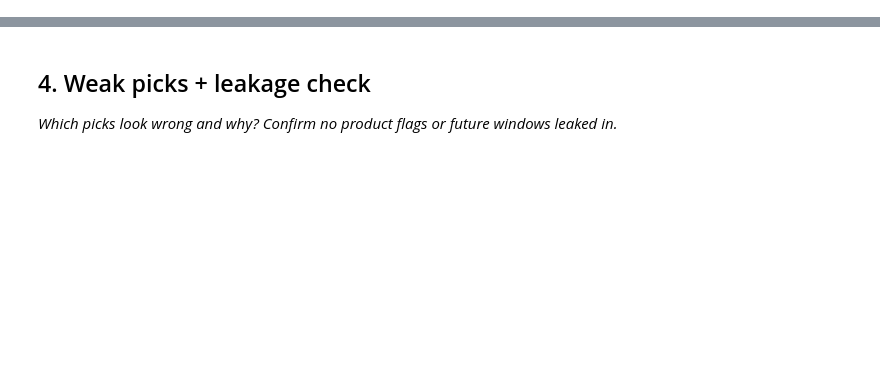
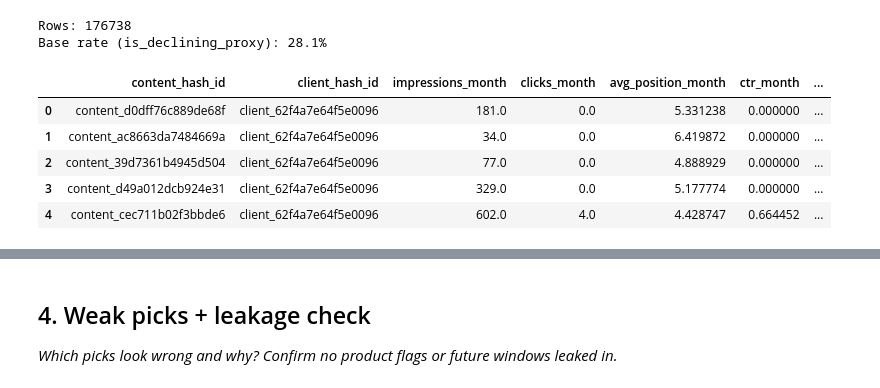
Before and after one commit to ozair247/flyrank-ml-internship, a Jupyter notebook: work/notebooks/w04_baseline_score.ipynb, the cells around one changed output, grey strips where cells are left out. Saved outputs shown, nothing was run; the diff lists cells and outputs as text; code cells hidden in the pictures; blank space fills up the shorter version.

```diff
--- a/work/notebooks/w04_baseline_score.ipynb
+++ b/work/notebooks/w04_baseline_score.ipynb
@@ -15,0 +15,16 @@ This skeleton is yours to fill. Work the sections **in order** — each one has
+# %%
+%pip install -q duckdb
+
+import duckdb
+import pandas as pd
+from google.colab import userdata
+
+con = duckdb.connect()
+con.execute(f"CREATE OR REPLACE SECRET hf (TYPE huggingface, TOKEN '{userdata.get('HF_TOKEN')}')")
+
+FACT_MONTH = "read_parquet('hf://datasets/FlyRank/internship-warehouse/fact_content_daily_performance/month=2026-03/*.parquet')"
+DIM_CONTENT = "read_parquet('hf://datasets/FlyRank/internship-warehouse/dim_content.parquet')"
+DIM_CLIENTS = "read_parquet('hf://datasets/FlyRank/internship-warehouse/dim_clients.parquet')"
+
+print("DuckDB connected. Confirming the March partition is visible...")
+print(con.sql(f"SELECT COUNT(*) AS rows, MIN(report_date) AS min_d, MAX(report_date) AS max_d FROM {FACT_MONTH}").df())
@@ -15,0 +67,35 @@ This skeleton is yours to fill. Work the sections **in order** — each one has
+# %%
+feature_frame = con.sql(f"""
+    SELECT
+        f.content_hash_id,
+        f.client_hash_id,
+        SUM(f.gsc_impressions)                                      AS impressions_month,
+        SUM(f.gsc_clicks)                                           AS clicks_month,
+        AVG(NULLIF(f.gsc_avg_position, 0))                          AS avg_position_month,
+        SUM(f.gsc_clicks) / NULLIF(SUM(f.gsc_impressions), 0) * 100 AS ctr_month,
+        DATE_DIFF('day', ANY_VALUE(c.content_created_date), DATE '2026-03-31') AS content_age_days,
+        SUM(CASE WHEN f.report_date >= DATE '2026-03-16' THEN f.gsc_impressions ELSE 0 END) AS impr_last15,
+        SUM(CASE WHEN f.report_date <  DATE '2026-03-16' THEN f.gsc_impressions ELSE 0 END) AS impr_prev15
+    FROM {FACT_MONTH} f
+    LEFT JOIN {DIM_CONTENT} c ON f.content_hash_id = c.content_hash_id
+    GROUP BY f.content_hash_id, f.client_hash_id
+    HAVING SUM(f.gsc_impressions) > 0
+""").df()
+
+feature_frame["is_declining_proxy"] = (
+    (feature_frame["impr_prev15"] > 0)
+    & ((feature_frame["impr_last15"] - feature_frame["impr_prev15"]) / feature_frame["impr_prev15"] < -0.20)
+).astype(int)
+
+print(f"Rows: {len(feature_frame)}")
+print(f"Base rate (is_declining_proxy): {feature_frame['is_declining_proxy'].mean():.1%}")
+feature_frame.head()
+# %% [output]
+Rows: 176738
+Base rate (is_declining_proxy): 28.1%
+|  | content_hash_id | client_hash_id | impressions_month | clicks_month | avg_position_month | ctr_month | ... |
+| 0 | content_d0dff76c889de68f | client_62f4a7e64f5e0096 | 181.0 | 0.0 | 5.331238 | 0.000000 | ... |
+| 1 | content_ac8663da7484669a | client_62f4a7e64f5e0096 | 34.0 | 0.0 | 6.419872 | 0.000000 | ... |
+| 2 | content_39d7361b4945d504 | client_62f4a7e64f5e0096 | 77.0 | 0.0 | 4.888929 | 0.000000 | ... |
+| 3 | content_d49a012dcb924e31 | client_62f4a7e64f5e0096 | 329.0 | 0.0 | 5.177774 | 0.000000 | ... |
+| 4 | content_cec711b02f3bbde6 | client_62f4a7e64f5e0096 | 602.0 | 4.0 | 4.428747 | 0.664452 | ... |
```
Also changed, not shown: parts of 31 cells of this notebook.
